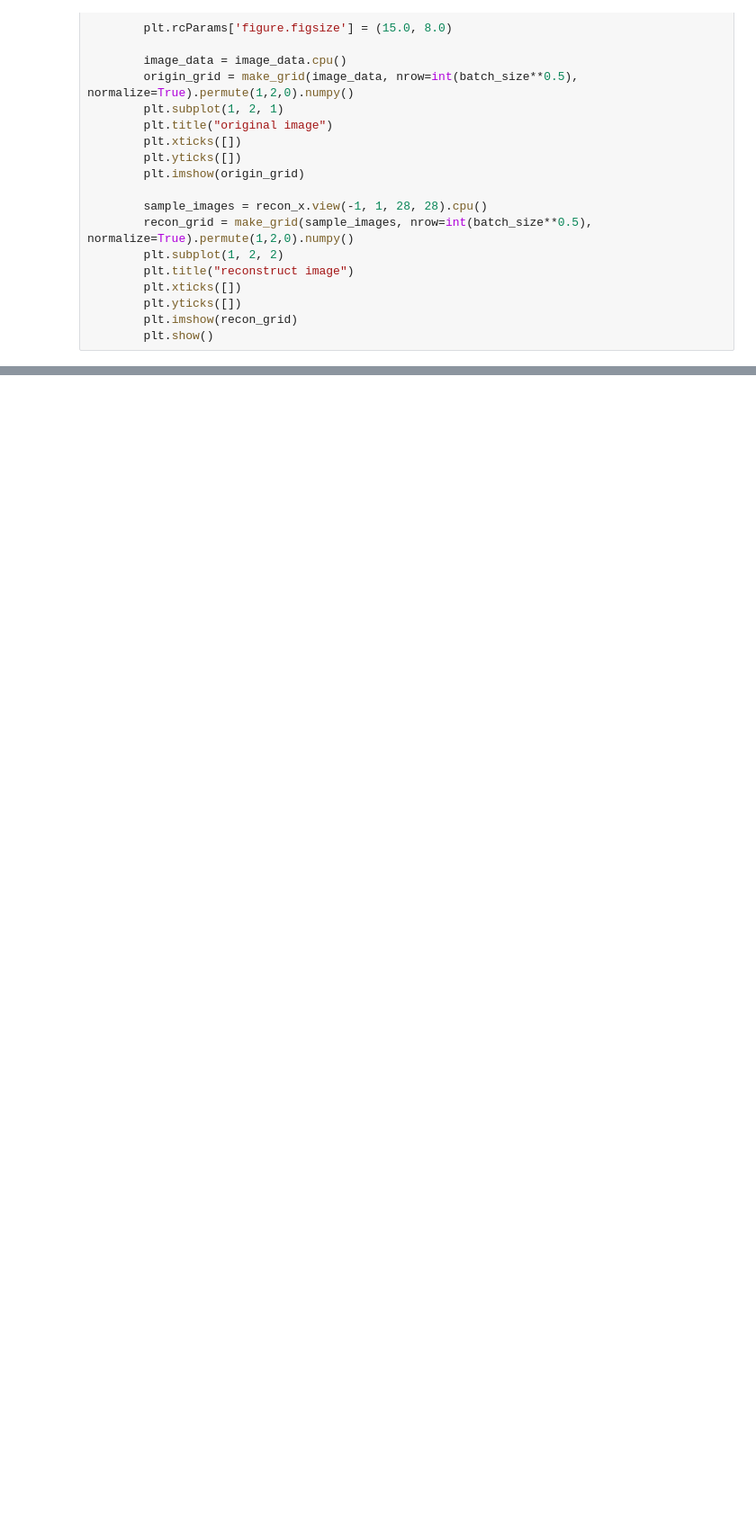
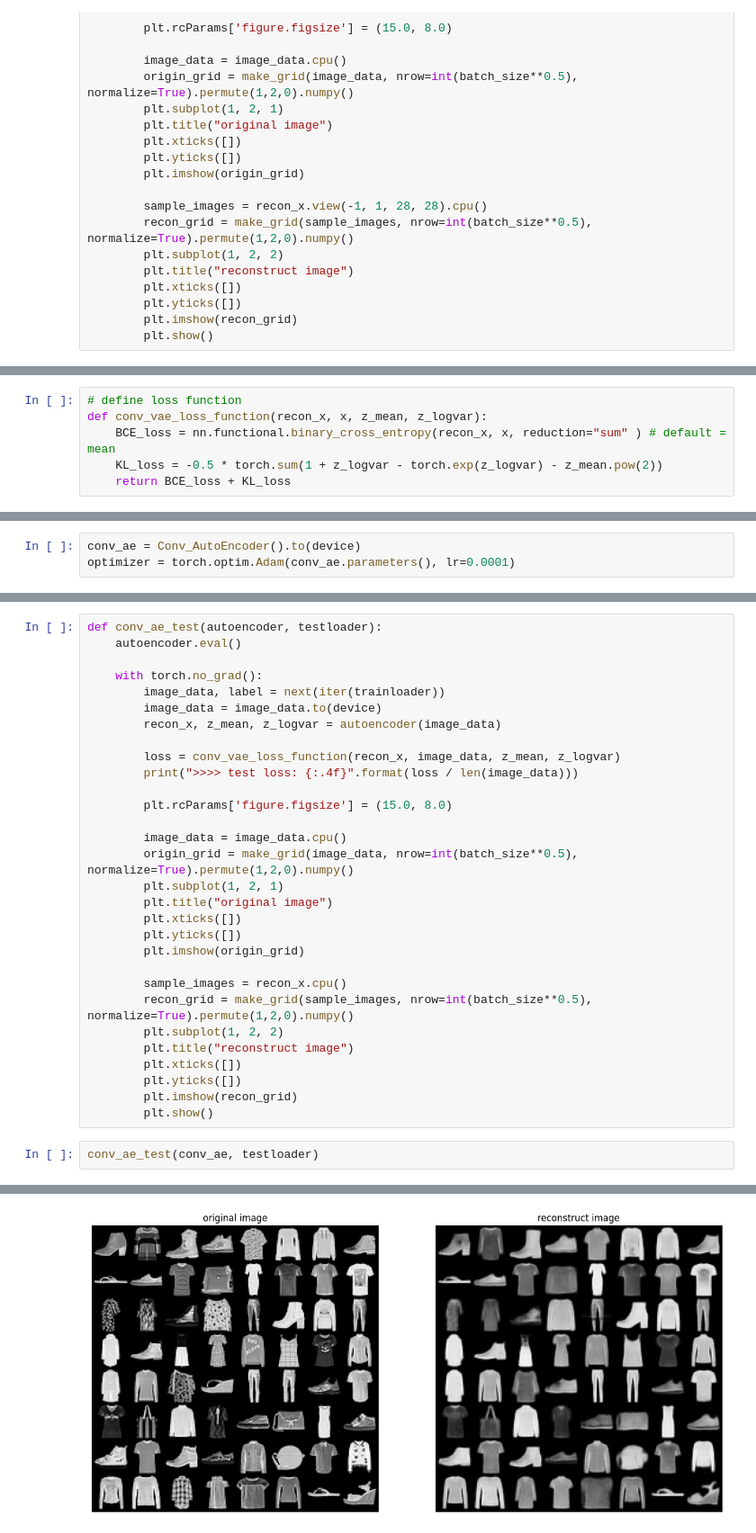
Before and after one commit to Jiyong-Jeon/GAN_study, a Jupyter notebook: GAN_In_Action/FashionMnist_Autoencoder.ipynb, the cells around one changed output, grey strips where cells are left out. Shown at 90% size. Saved outputs shown, nothing was run; the diff lists cells and outputs as text; blank space fills up the shorter version.

```diff
--- a/GAN_In_Action/FashionMnist_Autoencoder.ipynb
+++ b/GAN_In_Action/FashionMnist_Autoencoder.ipynb
@@ -385,0 +653,6 @@ ae_scatter(ae_encoder, ae_decoder, testloader)
+# %%
+# define loss function
+def conv_vae_loss_function(recon_x, x, z_mean, z_logvar):
+    BCE_loss = nn.functional.binary_cross_entropy(recon_x, x, reduction="sum" ) # default = mean
+    KL_loss = -0.5 * torch.sum(1 + z_logvar - torch.exp(z_logvar) - z_mean.pow(2))
+    return BCE_loss + KL_loss
@@ -385,0 +682,3 @@ ae_scatter(ae_encoder, ae_decoder, testloader)
+# %%
+conv_ae = Conv_AutoEncoder().to(device)
+optimizer = torch.optim.Adam(conv_ae.parameters(), lr=0.0001)
@@ -385,0 +707,33 @@ ae_scatter(ae_encoder, ae_decoder, testloader)
+# %%
+def conv_ae_test(autoencoder, testloader):
+    autoencoder.eval()
+
+    with torch.no_grad():
+        image_data, label = next(iter(trainloader))
+        image_data = image_data.to(device)
+        recon_x, z_mean, z_logvar = autoencoder(image_data)
+
+        loss = conv_vae_loss_function(recon_x, image_data, z_mean, z_logvar)
+        print(">>>> test loss: {:.4f}".format(loss / len(image_data)))
+
+        plt.rcParams['figure.figsize'] = (15.0, 8.0)
+
+        image_data = image_data.cpu()
+        origin_grid = make_grid(image_data, nrow=int(batch_size**0.5), normalize=True).permute(1,2,0).numpy()
+        plt.subplot(1, 2, 1)
+        plt.title("original image")
+        plt.xticks([])
+        plt.yticks([])
+        plt.imshow(origin_grid)
+
+        sample_images = recon_x.cpu()
+        recon_grid = make_grid(sample_images, nrow=int(batch_size**0.5), normalize=True).permute(1,2,0).numpy()
+        plt.subplot(1, 2, 2)
+        plt.title("reconstruct image")
+        plt.xticks([])
+        plt.yticks([])
+        plt.imshow(recon_grid)
+        plt.show()
+# %%
+conv_ae_test(conv_ae, testloader)
+# %% [output]
@@ -385,0 +741 @@ ae_scatter(ae_encoder, ae_decoder, testloader)
+[figure, added]
```
Also changed, not shown: parts of 29 cells of this notebook.
